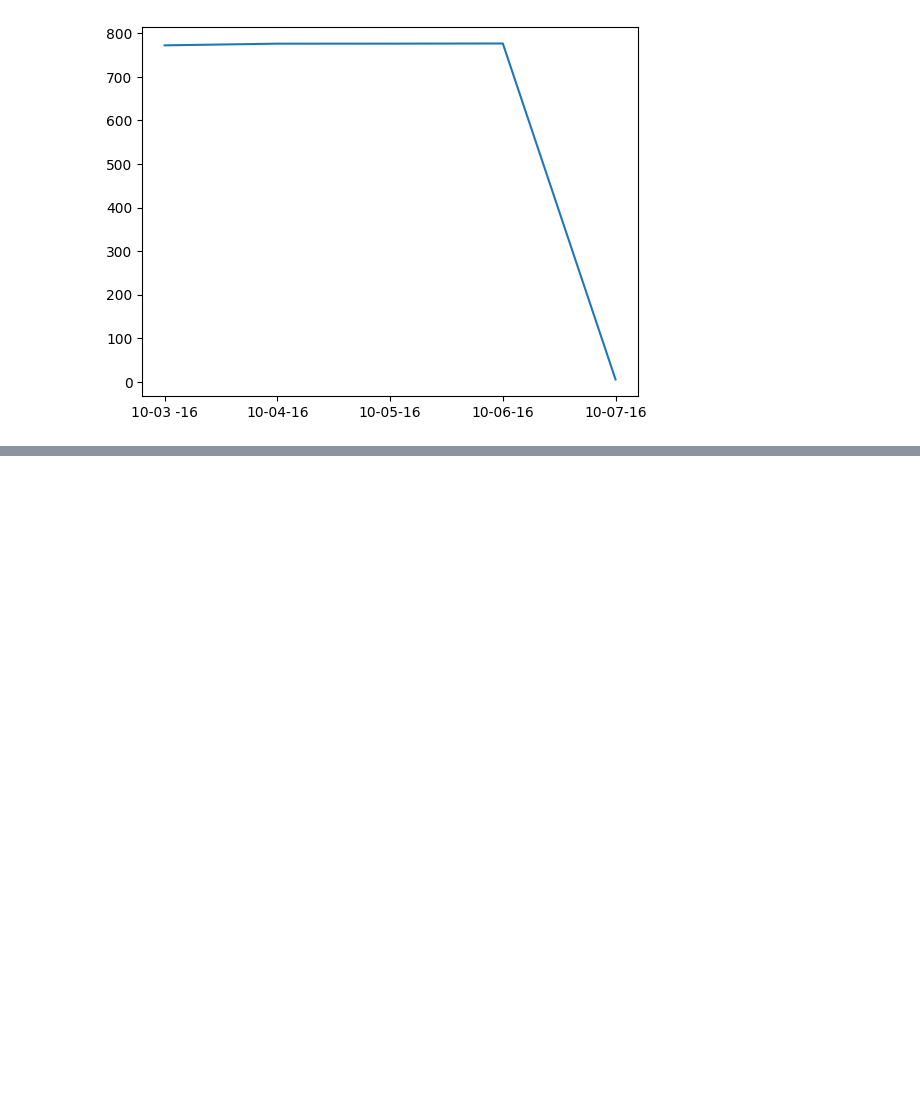
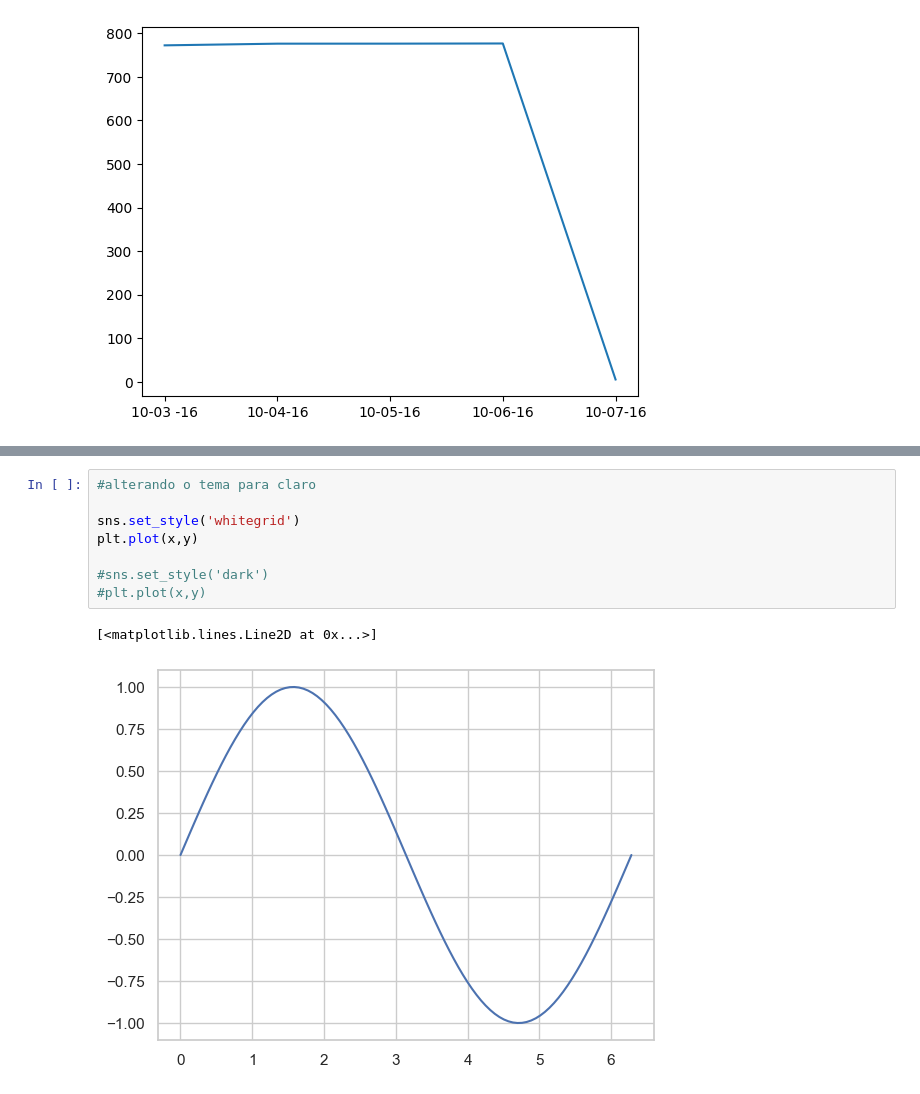
Before and after one commit to 9900sergio/Fundamentos-bigdata-SENAI-Python, a Jupyter notebook: aula 11.ipynb, the cells around one changed output, grey strips where cells are left out. Cells and saved outputs as stored; diff of their text form; blank space fills up the shorter version.

```diff
--- a/aula 11.ipynb
+++ b/aula 11.ipynb
@@ -280,0 +340,11 @@ plt.plot(x,y)
+# %%
+#alterando o tema para claro
+
+sns.set_style('whitegrid')
+plt.plot(x,y)
+
+#sns.set_style('dark')
+#plt.plot(x,y)
+# %% [output]
+[<matplotlib.lines.Line2D at 0x...>]
+[figure, added]
```
Also changed, not shown: parts of 7 cells of this notebook.
